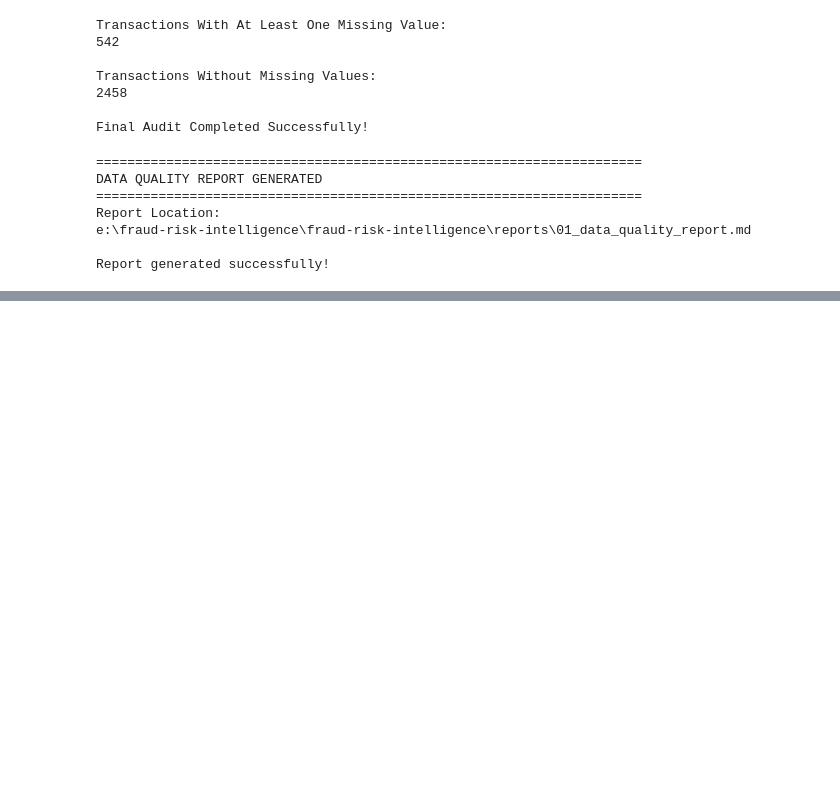
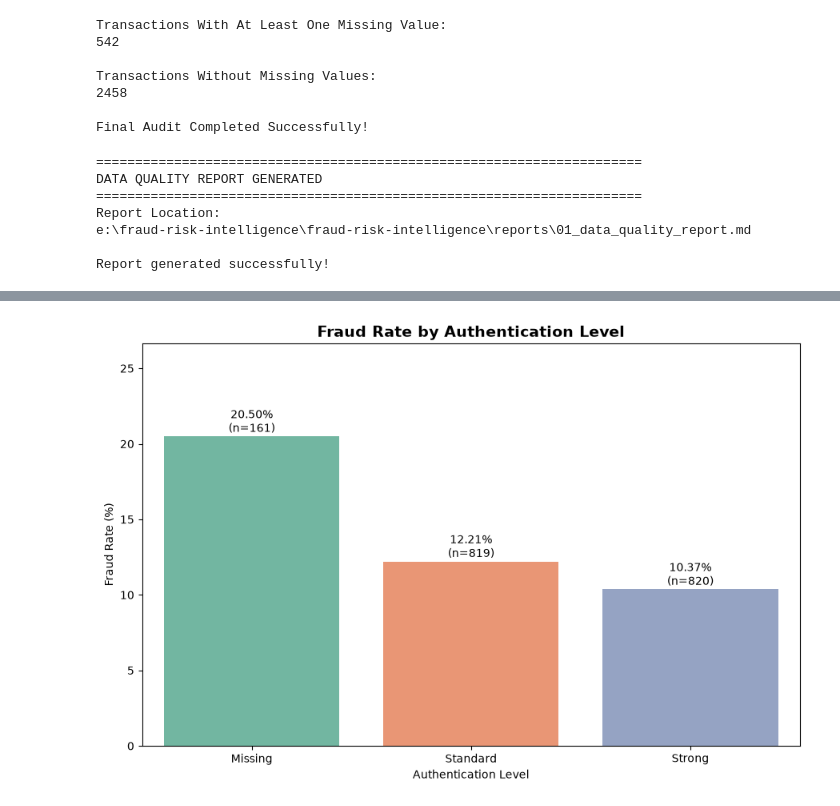
Before and after one commit to sasa312002/fraud-risk-intelligence, a Jupyter notebook: notebooks/01_fraud_risk_analysis.ipynb, the cells around one changed output, grey strips where cells are left out. Cells and saved outputs as stored; diff of their text form; code cells hidden in the pictures; blank space fills up the shorter version.

```diff
--- a/notebooks/01_fraud_risk_analysis.ipynb
+++ b/notebooks/01_fraud_risk_analysis.ipynb
@@ -1009,0 +1458,78 @@ Report generated successfully!
+# %%
+# ============================================================
+# Cell 16: Fraud Rate by Authentication Level
+# ============================================================
+
+# Create a temporary copy for analysis
+auth_df = train_df.copy()
+
+# Preserve missingness as a separate category
+auth_df["authentication_level"] = (
+    auth_df["authentication_level"]
+    .fillna("Missing")
+)
+
+# Group analysis
+auth_analysis = (
+    auth_df.groupby("authentication_level")["fraud"]
+    .agg(
+        total_transactions="count",
+        fraud_transactions="sum",
+        fraud_rate="mean"
+    )
+    .reset_index()
+)
+
+auth_analysis["fraud_rate"] *= 100
+
+auth_analysis = auth_analysis.sort_values(
+    "fraud_rate",
+    ascending=False
+)
+
+print("=" * 65)
+print("FRAUD RATE BY AUTHENTICATION LEVEL")
+print("=" * 65)
+
+display(auth_analysis.round(2))
+
+# Visualization
+
+plt.figure(figsize=(9, 6))
+
+ax = sns.barplot(
+    data=auth_analysis,
+    x="authentication_level",
+    y="fraud_rate",
+    hue="authentication_level",
+    palette="Set2",
+    legend=False
+)
+
+plt.title(
+    "Fraud Rate by Authentication Level",
+    fontsize=14,
+    fontweight="bold"
+)
+
+plt.xlabel("Authentication Level")
+plt.ylabel("Fraud Rate (%)")
+
+for i, row in enumerate(auth_analysis.itertuples()):
+
+    ax.text(
+        i,
+        row.fraud_rate + 0.3,
+        f"{row.fraud_rate:.2f}%\n(n={row.total_transactions})",
+        ha="center",
+        fontsize=10
+    )
+
+plt.ylim(
+    0,
+    auth_analysis["fraud_rate"].max() * 1.30
+)
+
+plt.tight_layout()
+plt.show()
+# %% [output]
@@ -1009,0 +1543 @@ Report generated successfully!
+[figure, added]
```
Also changed, not shown: parts of 20 cells of this notebook, 1 other file.
